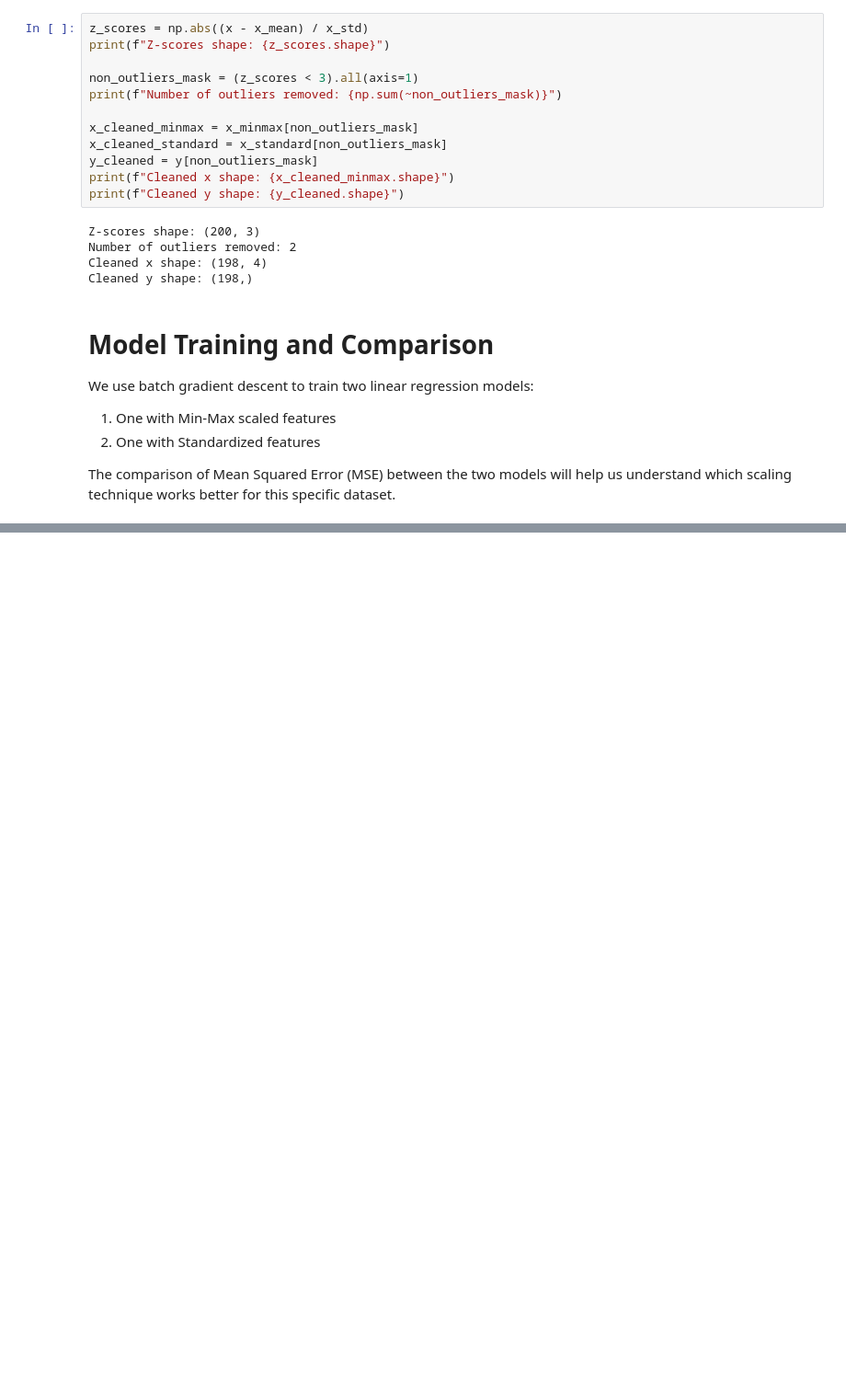
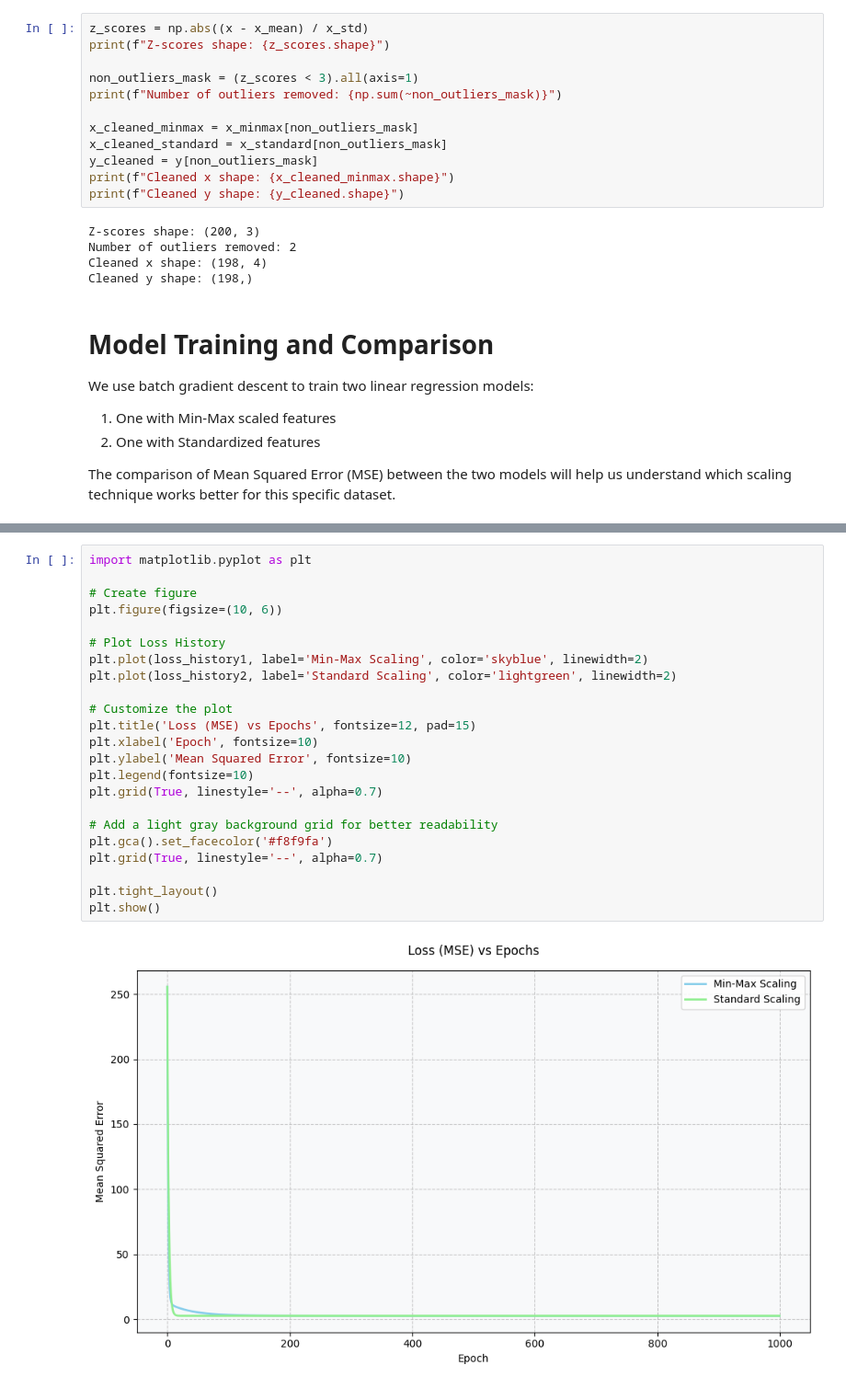
Before and after one commit to u23ai071-IshatS/Machine-Learning-Lab, a Jupyter notebook: Assignment 2/Question1/PreprocessAdvertising.ipynb, the cells around one changed output, grey strips where cells are left out. Shown at 92% size. Cells and saved outputs as stored; diff of their text form; blank space fills up the shorter version.

Commit message:
add assignment 2 graphs

```diff
--- a/Assignment 2/Question1/PreprocessAdvertising.ipynb
+++ b/Assignment 2/Question1/PreprocessAdvertising.ipynb
@@ -99,0 +109,25 @@ MSE after Standard Scaling: 2.7289585
+# %%
+import matplotlib.pyplot as plt
+
+# Create figure
+plt.figure(figsize=(10, 6))
+
+# Plot Loss History
+plt.plot(loss_history1, label='Min-Max Scaling', color='skyblue', linewidth=2)
+plt.plot(loss_history2, label='Standard Scaling', color='lightgreen', linewidth=2)
+
+# Customize the plot
+plt.title('Loss (MSE) vs Epochs', fontsize=12, pad=15)
+plt.xlabel('Epoch', fontsize=10)
+plt.ylabel('Mean Squared Error', fontsize=10)
+plt.legend(fontsize=10)
+plt.grid(True, linestyle='--', alpha=0.7)
+
+# Add a light gray background grid for better readability
+plt.gca().set_facecolor('#f8f9fa')
+plt.grid(True, linestyle='--', alpha=0.7)
+
+plt.tight_layout()
+plt.show()
+# %% [output]
+[figure, added]
```
Also changed, not shown: parts of 1 cell of this notebook, 1 other file.
